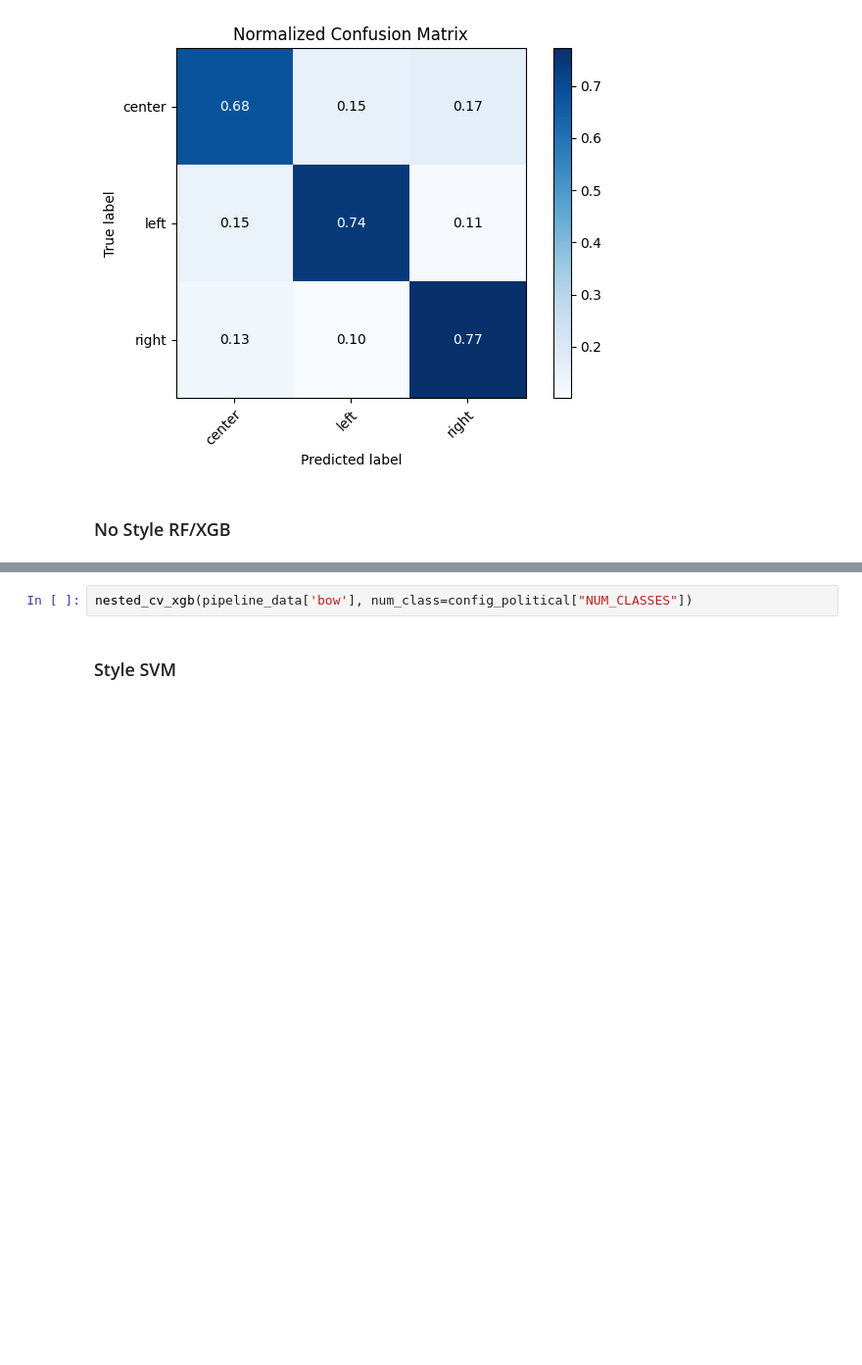
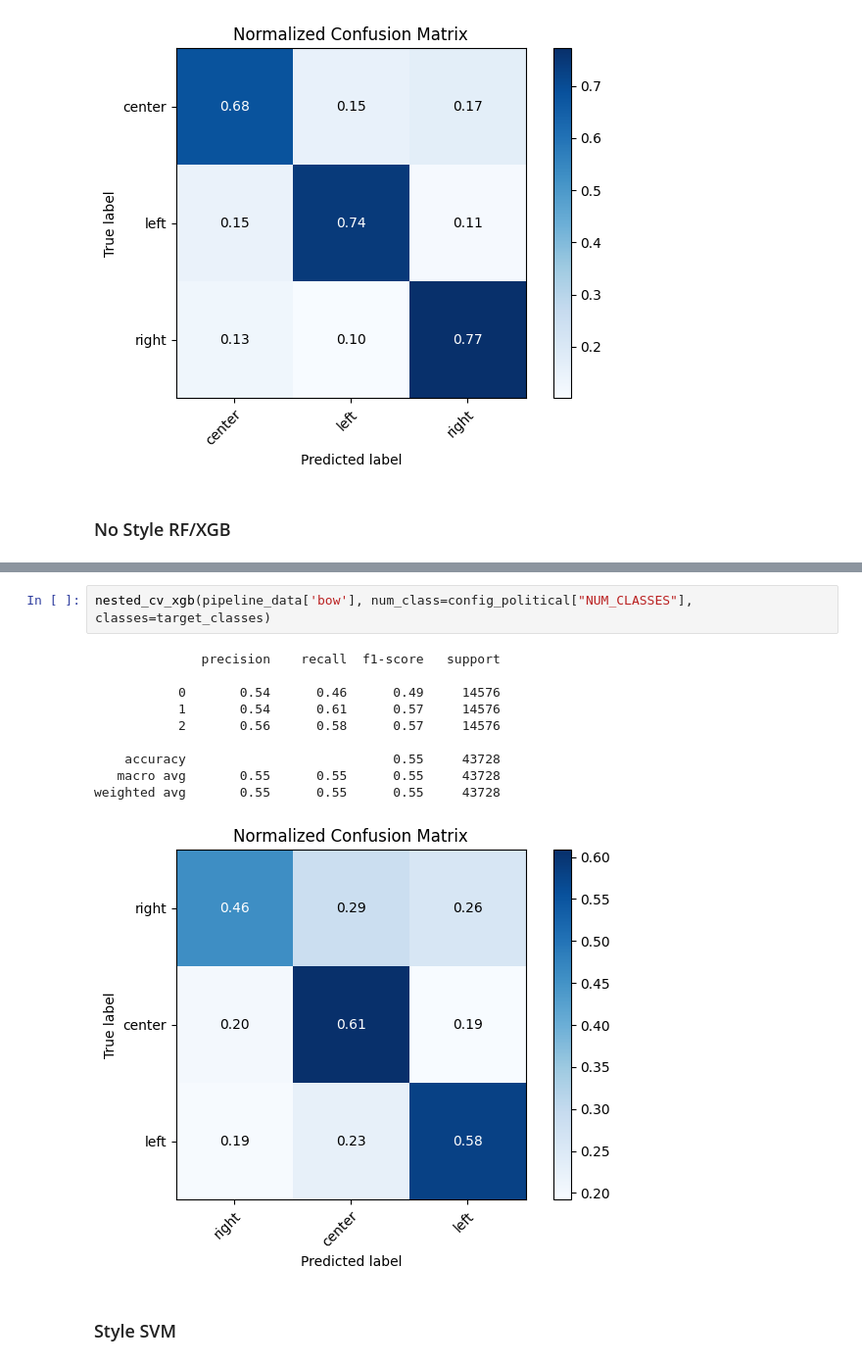
Before and after one commit to EKarasevnl/Language-and-AI, a Jupyter notebook: hyp_1_stylometry/stylometry_all_together.ipynb, the cells around one changed output, grey strips where cells are left out. Shown at 98% size. Saved outputs shown, nothing was run; the diff lists cells and outputs as text; blank space fills up the shorter version.

```diff
--- a/hyp_1_stylometry/stylometry_all_together.ipynb
+++ b/hyp_1_stylometry/stylometry_all_together.ipynb
@@ -475,5 +479,16 @@ weighted avg       0.56      0.46      0.41     43728
 # %%
-nested_cv_xgb(pipeline_data['bow'], num_class=config_political["NUM_CLASSES"])
+nested_cv_xgb(pipeline_data['bow'], num_class=config_political["NUM_CLASSES"], classes=target_classes)
+# %% [output]
+              precision    recall  f1-score   support
+
+           0       0.54      0.46      0.49     14576
+           1       0.54      0.61      0.57     14576
+           2       0.56      0.58      0.57     14576
+
+    accuracy                           0.55     43728
+   macro avg       0.55      0.55      0.55     43728
+weighted avg       0.55      0.55      0.55     43728
+[figure, added]
 # %% [markdown]
 ### Style SVM
 # %%
```
Also changed, not shown: parts of 25 cells of this notebook.
